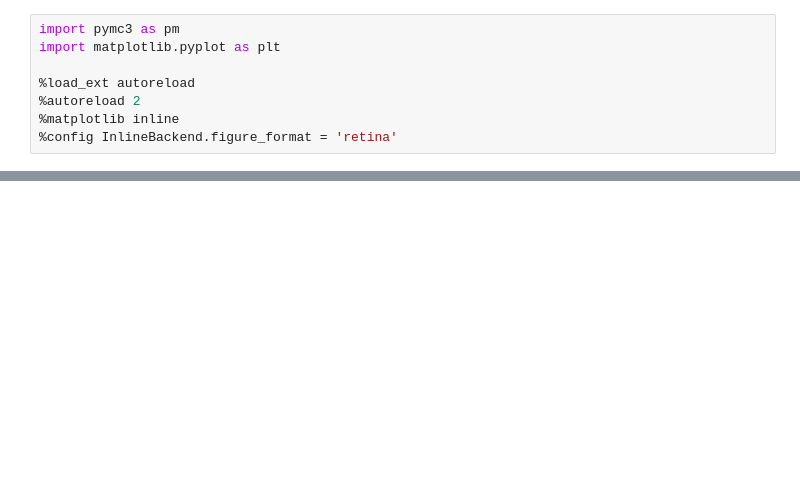
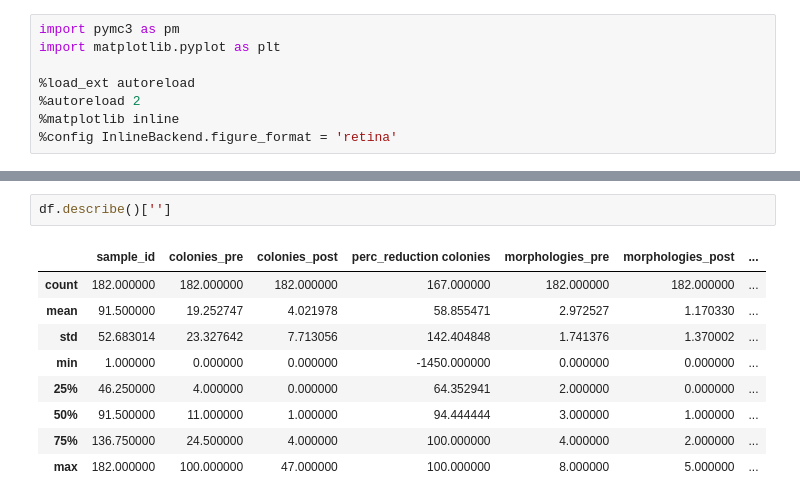
Before and after one commit to ericmjl/bayesian-stats-modelling-tutorial, a Jupyter notebook: notebooks/04-multi-group-comparsion-activity.ipynb, the cells around one changed output, grey strips where cells are left out. Cells and saved outputs as stored; diff of their text form; blank space fills up the shorter version.

```diff
--- a/notebooks/04-multi-group-comparsion-activity.ipynb
+++ b/notebooks/04-multi-group-comparsion-activity.ipynb
@@ -34,0 +103,12 @@ The data are located in `../data/sterilization.csv`.
+# %%
+df.describe()['']
+# %% [output]
+|  | sample_id | colonies_pre | colonies_post | perc_reduction colonies | morphologies_pre | morphologies_post | ... |
+| count | 182.000000 | 182.000000 | 182.000000 | 167.000000 | 182.000000 | 182.000000 | ... |
+| mean | 91.500000 | 19.252747 | 4.021978 | 58.855471 | 2.972527 | 1.170330 | ... |
+| std | 52.683014 | 23.327642 | 7.713056 | 142.404848 | 1.741376 | 1.370002 | ... |
+| min | 1.000000 | 0.000000 | 0.000000 | -1450.000000 | 0.000000 | 0.000000 | ... |
+| 25% | 46.250000 | 4.000000 | 0.000000 | 64.352941 | 2.000000 | 0.000000 | ... |
+| 50% | 91.500000 | 11.000000 | 1.000000 | 94.444444 | 3.000000 | 1.000000 | ... |
+| 75% | 136.750000 | 24.500000 | 4.000000 | 100.000000 | 4.000000 | 2.000000 | ... |
+| max | 182.000000 | 100.000000 | 47.000000 | 100.000000 | 8.000000 | 5.000000 | ... |
```
Also changed, not shown: parts of 11 cells of this notebook, 4 other files.
